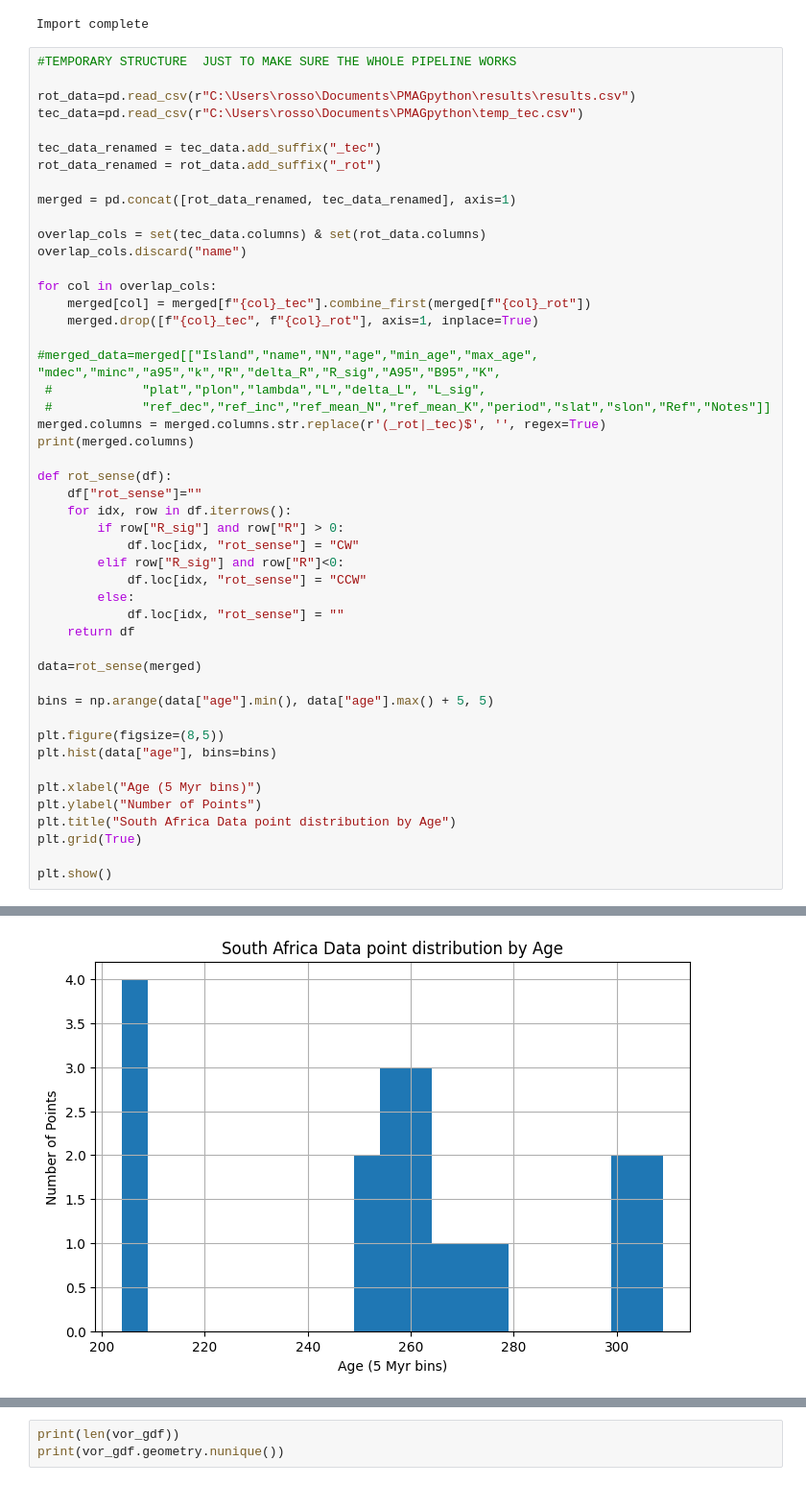
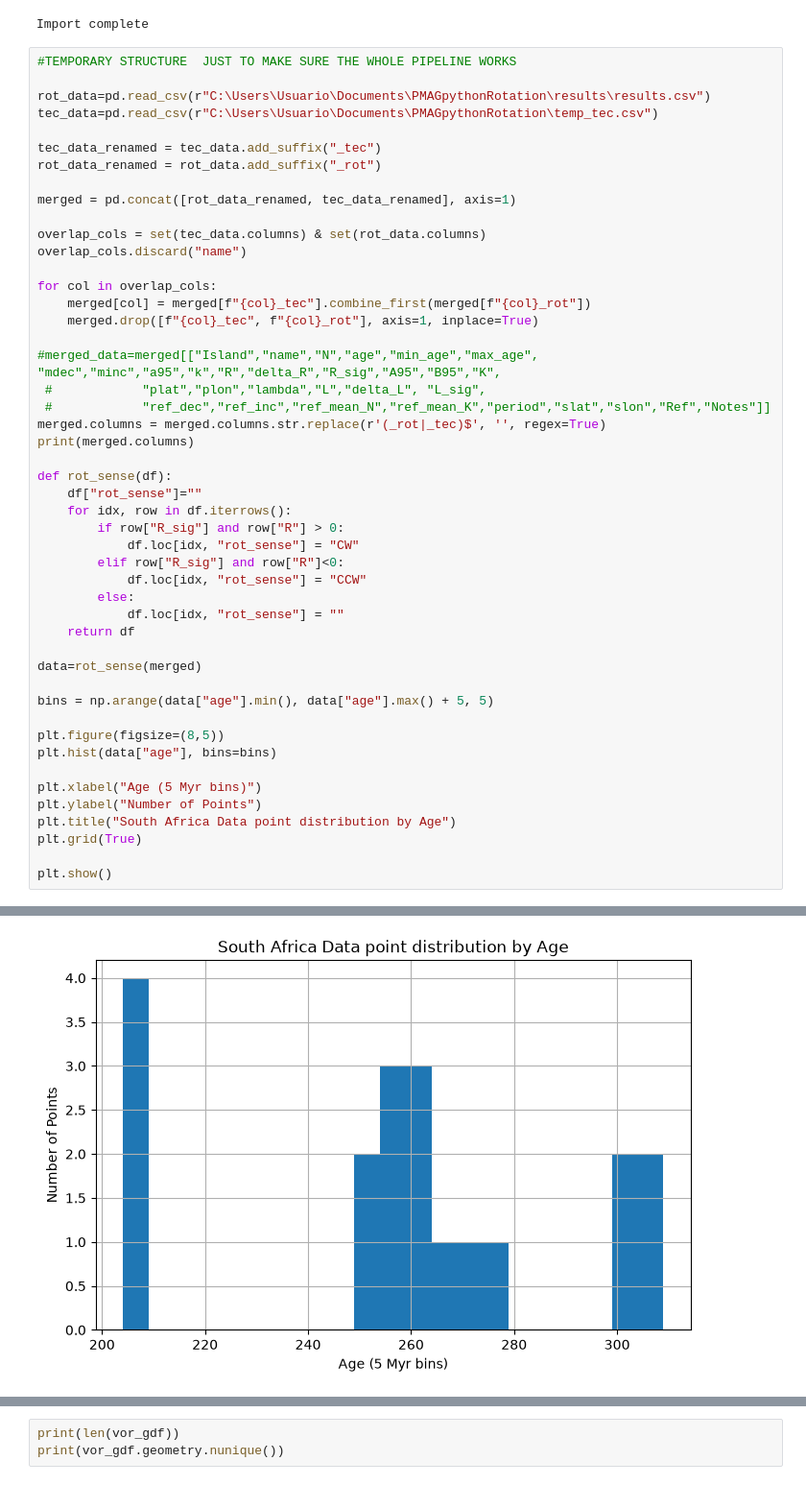
Before and after one commit to SeveralLargeRocks/PMAGpythonRotation, a Jupyter notebook: cur_calc_plot/plotterMagic copy.ipynb, the cells around one changed output, grey strips where cells are left out. Shown at 96% size. Cells and saved outputs as stored; diff of their text form.

```diff
--- a/cur_calc_plot/plotterMagic copy.ipynb
+++ b/cur_calc_plot/plotterMagic copy.ipynb
@@ -41,8 +41,8 @@ Import complete
 # %%
 #TEMPORARY STRUCTURE  JUST TO MAKE SURE THE WHOLE PIPELINE WORKS
 
-rot_data=pd.read_csv(r"C:\Users\rosso\Documents\PMAGpython\results\results.csv")
-tec_data=pd.read_csv(r"C:\Users\rosso\Documents\PMAGpython\temp_tec.csv")
+rot_data=pd.read_csv(r"C:\Users\Usuario\Documents\PMAGpythonRotation\results\results.csv")
+tec_data=pd.read_csv(r"C:\Users\Usuario\Documents\PMAGpythonRotation\temp_tec.csv")
 
 tec_data_renamed = tec_data.add_suffix("_tec")
 rot_data_renamed = rot_data.add_suffix("_rot")
@@ -99,4 +99,4 @@ Index(['R', 'delta_R', 'R_sig', 'L', 'delta_L', 'L_sig', 'B95', 'ref_dec',
-[figure, old version]
+[figure, new version]
 # %%
 #Variogram model choice
 variogram_model = 'spherical'
```
Also changed, not shown: parts of 3 cells of this notebook, 2 other files.
